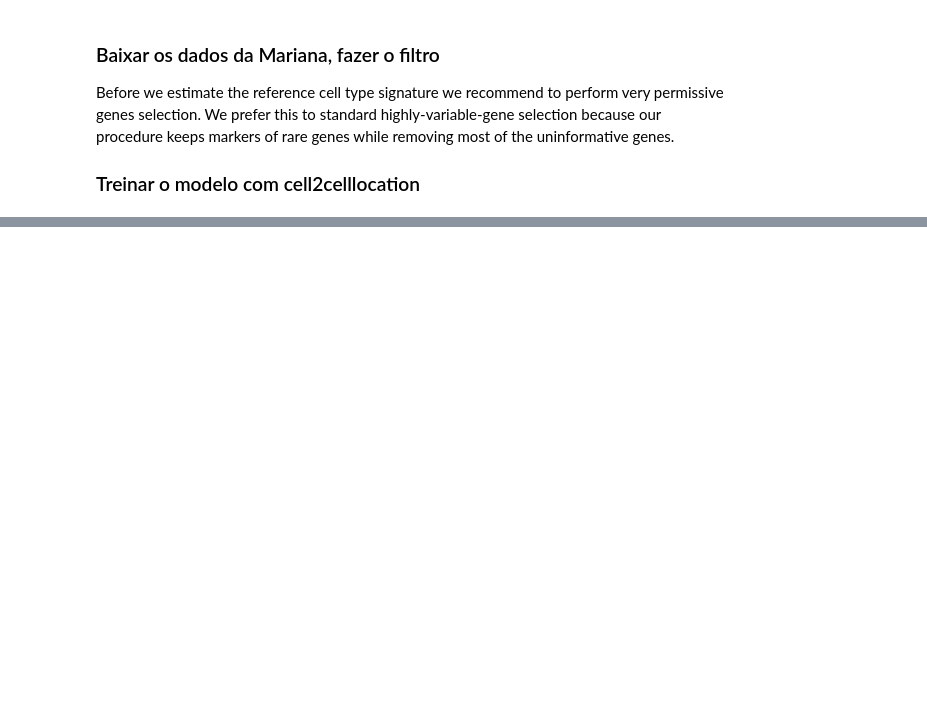
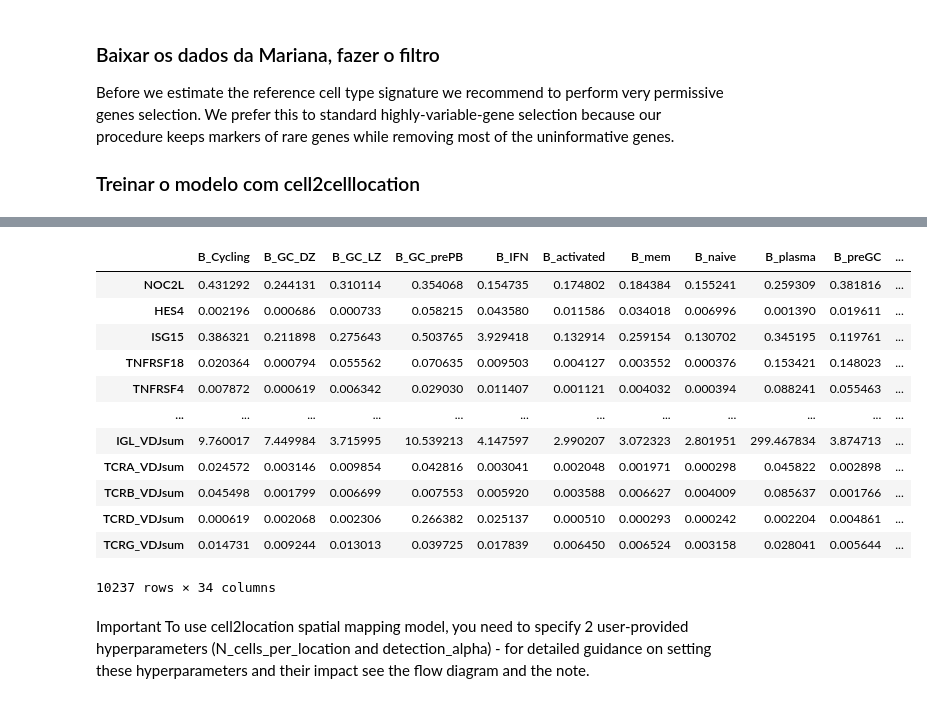
Before and after one commit to sysbiolab/hexcore-project, a Jupyter notebook: notebooks/poc_spatial_transcriptomic.ipynb, the cells around one changed output, grey strips where cells are left out. Saved outputs shown, nothing was run; the diff lists cells and outputs as text; code cells hidden in the pictures; blank space fills up the shorter version.

```diff
--- a/notebooks/poc_spatial_transcriptomic.ipynb
+++ b/notebooks/poc_spatial_transcriptomic.ipynb
@@ -227,0 +262,4 @@ Before we estimate the reference cell type signature we recommend to perform ver
+# %%
+adata_file = f"{ref_run_name}/sc.h5ad"
+adata_ref = sc.read_h5ad(adata_file)
+mod = cell2location.models.RegressionModel.load(f"{ref_run_name}", adata_ref)
@@ -227,0 +300,10 @@ Before we estimate the reference cell type signature we recommend to perform ver
+# %%
+# export estimated expression in each cluster
+if 'means_per_cluster_mu_fg' in adata_ref.varm.keys():
+    inf_aver = adata_ref.varm['means_per_cluster_mu_fg'][[f'means_per_cluster_mu_fg_{i}'
+                                    for i in adata_ref.uns['mod']['factor_names']]].copy()
+else:
+    inf_aver = adata_ref.var[[f'means_per_cluster_mu_fg_{i}'
+                                    for i in adata_ref.uns['mod']['factor_names']]].copy()
+inf_aver.columns = adata_ref.uns['mod']['factor_names']
+inf_aver.iloc[0:5, 0:5]
@@ -227,0 +318,3 @@ Before we estimate the reference cell type signature we recommend to perform ver
+# %%
+inf_aver
+# %% [output]
@@ -227,0 +322,16 @@ Before we estimate the reference cell type signature we recommend to perform ver
+|  | B_Cycling | B_GC_DZ | B_GC_LZ | B_GC_prePB | B_IFN | B_activated | B_mem | B_naive | B_plasma | B_preGC | ... |
+| NOC2L | 0.431292 | 0.244131 | 0.310114 | 0.354068 | 0.154735 | 0.174802 | 0.184384 | 0.155241 | 0.259309 | 0.381816 | ... |
+| HES4 | 0.002196 | 0.000686 | 0.000733 | 0.058215 | 0.043580 | 0.011586 | 0.034018 | 0.006996 | 0.001390 | 0.019611 | ... |
+| ISG15 | 0.386321 | 0.211898 | 0.275643 | 0.503765 | 3.929418 | 0.132914 | 0.259154 | 0.130702 | 0.345195 | 0.119761 | ... |
+| TNFRSF18 | 0.020364 | 0.000794 | 0.055562 | 0.070635 | 0.009503 | 0.004127 | 0.003552 | 0.000376 | 0.153421 | 0.148023 | ... |
+| TNFRSF4 | 0.007872 | 0.000619 | 0.006342 | 0.029030 | 0.011407 | 0.001121 | 0.004032 | 0.000394 | 0.088241 | 0.055463 | ... |
+| ... | ... | ... | ... | ... | ... | ... | ... | ... | ... | ... | ... |
+| IGL_VDJsum | 9.760017 | 7.449984 | 3.715995 | 10.539213 | 4.147597 | 2.990207 | 3.072323 | 2.801951 | 299.467834 | 3.874713 | ... |
+| TCRA_VDJsum | 0.024572 | 0.003146 | 0.009854 | 0.042816 | 0.003041 | 0.002048 | 0.001971 | 0.000298 | 0.045822 | 0.002898 | ... |
+| TCRB_VDJsum | 0.045498 | 0.001799 | 0.006699 | 0.007553 | 0.005920 | 0.003588 | 0.006627 | 0.004009 | 0.085637 | 0.001766 | ... |
+| TCRD_VDJsum | 0.000619 | 0.002068 | 0.002306 | 0.266382 | 0.025137 | 0.000510 | 0.000293 | 0.000242 | 0.002204 | 0.004861 | ... |
+| TCRG_VDJsum | 0.014731 | 0.009244 | 0.013013 | 0.039725 | 0.017839 | 0.006450 | 0.006524 | 0.003158 | 0.028041 | 0.005644 | ... |
+10237 rows × 34 columns
+# %% [markdown]
+Important
+To use cell2location spatial mapping model, you need to specify 2 user-provided hyperparameters (N_cells_per_location and detection_alpha) - for detailed guidance on setting these hyperparameters and their impact see the flow diagram and the note.
```
Also changed, not shown: parts of 13 cells of this notebook, 5 other files.
